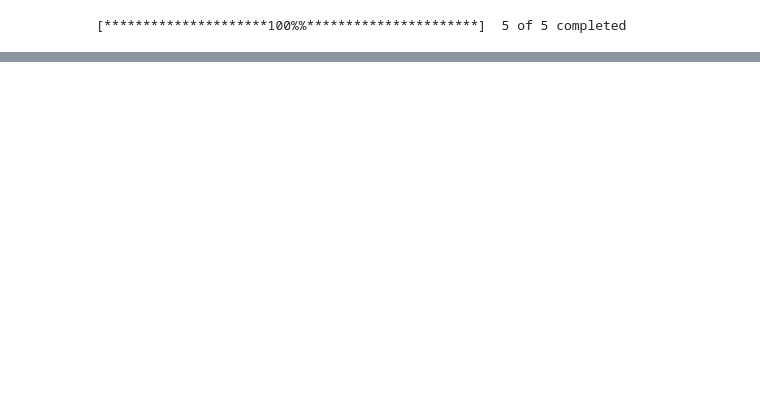
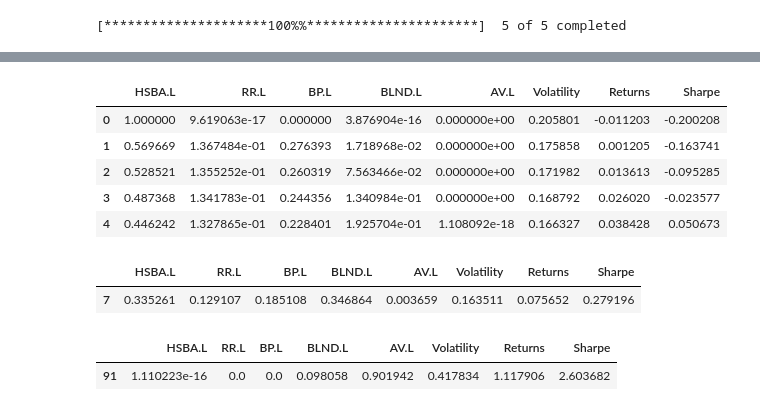
Before and after one commit to ja-newman/mpt_structuring_tool, a Jupyter notebook: mpt_structuring_tool.ipynb, the cells around one changed output, grey strips where cells are left out. Drawn from its saved outputs; the diff is of its cells as text; code cells hidden in the pictures; blank space fills up the shorter version.

```diff
--- a/mpt_structuring_tool.ipynb
+++ b/mpt_structuring_tool.ipynb
@@ -46,0 +109,3 @@ clean_stock_data.head(), clean_ftse_data.head()
+# %%
+weights_end = pd.DataFrame(weights, columns=stocks)
+weights_end.head()
@@ -46,0 +119,27 @@ clean_stock_data.head(), clean_ftse_data.head()
+# %%
+exp_volatility_end = pd.DataFrame(expected_volatility, columns=["Volatility"])
+exp_returns_end = pd.DataFrame(expected_returns, columns=["Returns"])
+sharpe_end = pd.DataFrame(sharpe, columns=["Sharpe"])
+# %%
+portfolio_end = pd.concat([weights_end, exp_volatility_end, exp_returns_end, sharpe_end], axis=1)
+portfolio_end.head()
+# %% [output]
+|  | HSBA.L | RR.L | BP.L | BLND.L | AV.L | Volatility | Returns | Sharpe |
+| 0 | 1.000000 | 9.619063e-17 | 0.000000 | 3.876904e-16 | 0.000000e+00 | 0.205801 | -0.011203 | -0.200208 |
+| 1 | 0.569669 | 1.367484e-01 | 0.276393 | 1.718968e-02 | 0.000000e+00 | 0.175858 | 0.001205 | -0.163741 |
+| 2 | 0.528521 | 1.355252e-01 | 0.260319 | 7.563466e-02 | 0.000000e+00 | 0.171982 | 0.013613 | -0.095285 |
+| 3 | 0.487368 | 1.341783e-01 | 0.244356 | 1.340984e-01 | 0.000000e+00 | 0.168792 | 0.026020 | -0.023577 |
+| 4 | 0.446242 | 1.327865e-01 | 0.228401 | 1.925704e-01 | 1.108092e-18 | 0.166327 | 0.038428 | 0.050673 |
+# %%
+minimum_variance_portfolio = portfolio_end[portfolio_end["Volatility"]==portfolio_end["Volatility"].min()]
+minimum_variance_portfolio
+# %% [output]
+|  | HSBA.L | RR.L | BP.L | BLND.L | AV.L | Volatility | Returns | Sharpe |
+| 7 | 0.335261 | 0.129107 | 0.185108 | 0.346864 | 0.003659 | 0.163511 | 0.075652 | 0.279196 |
+# %%
+portfolio_end["Sharpe"].max()
+optimal_portfolio = portfolio_end[portfolio_end["Sharpe"]==portfolio_end["Sharpe"].max()]
+optimal_portfolio
+# %% [output]
+|  | HSBA.L | RR.L | BP.L | BLND.L | AV.L | Volatility | Returns | Sharpe |
+| 91 | 1.110223e-16 | 0.0 | 0.0 | 0.098058 | 0.901942 | 0.417834 | 1.117906 | 2.603682 |
```
Also changed, not shown: parts of 17 cells of this notebook, 5 other files.
